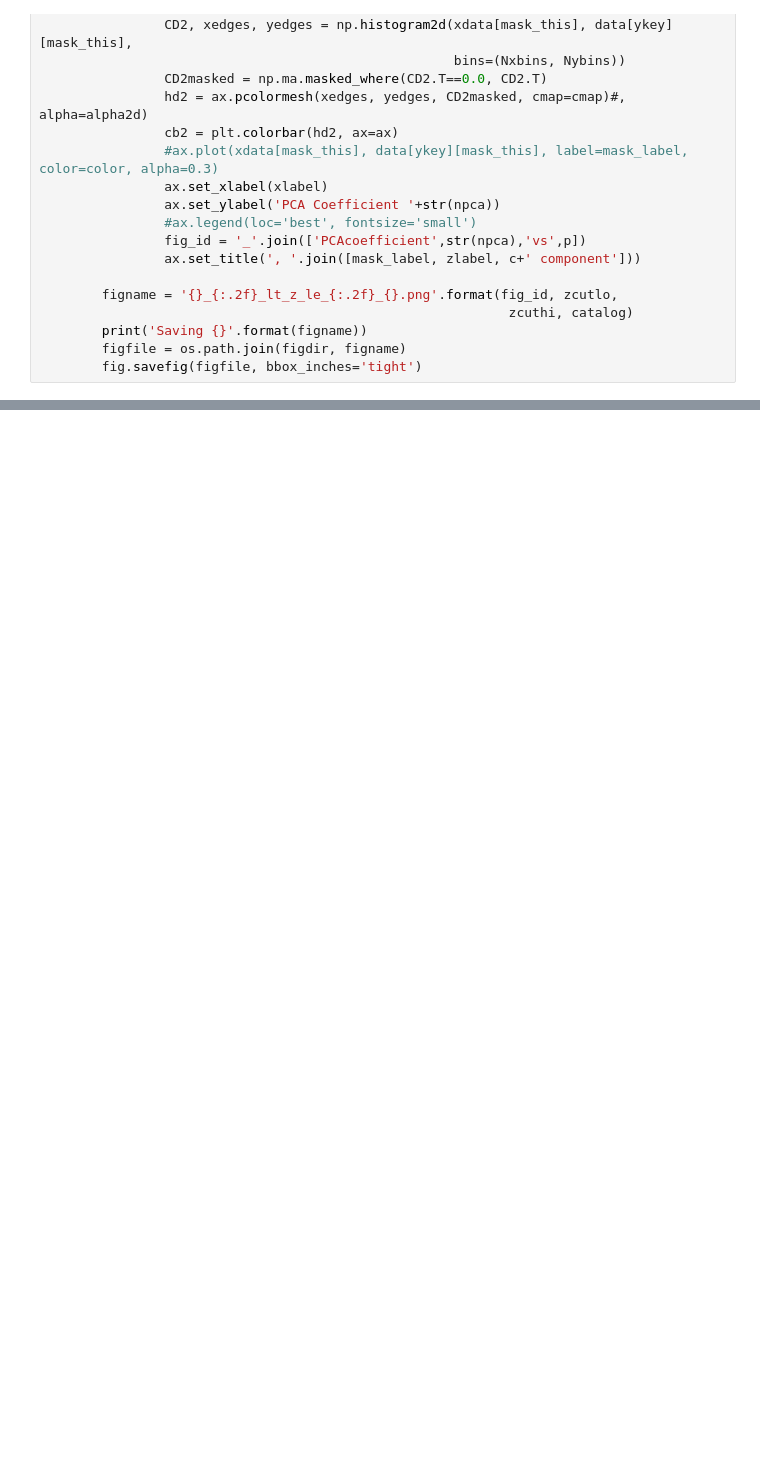
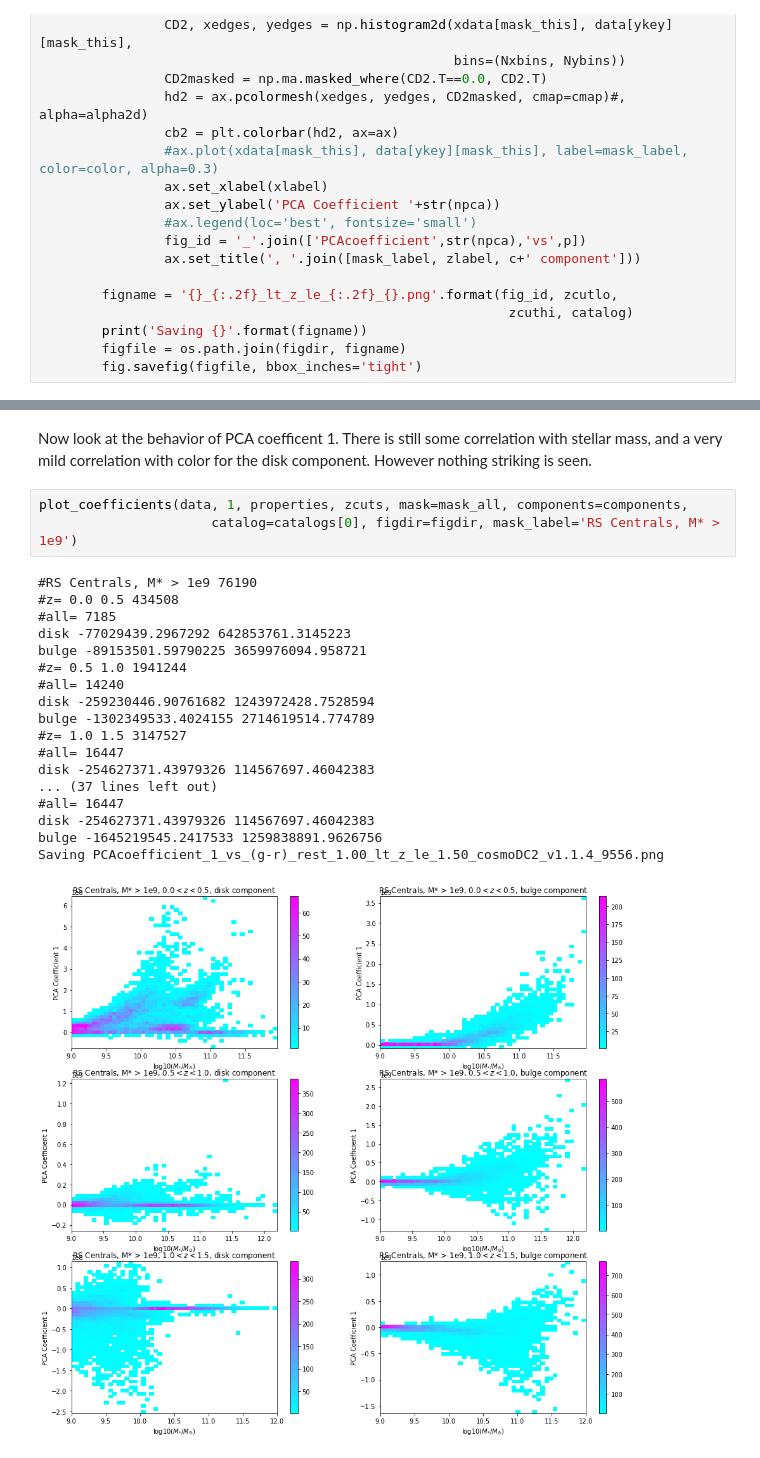
Before and after one commit to evevkovacs/Notebooks, a Jupyter notebook: PCA_SEDs/SED_PCA.ipynb, the cells around one changed output, grey strips where cells are left out. Drawn from its saved outputs; the diff is of its cells as text; blank space fills up the shorter version.

```diff
--- a/PCA_SEDs/SED_PCA.ipynb
+++ b/PCA_SEDs/SED_PCA.ipynb
@@ -391,0 +394,24 @@ Saving PCAcoefficient_0_vs_(g-r)_rest_1.00_lt_z_le_1.50_cosmoDC2_v1.1.4_9556.png
+# %% [markdown]
+Now look at the behavior of PCA coefficent 1. There is still some correlation with stellar mass, and a very mild correlation with color for the disk component. However nothing striking is seen.
+# %%
+plot_coefficients(data, 1, properties, zcuts, mask=mask_all, components=components,
+                      catalog=catalogs[0], figdir=figdir, mask_label='RS Centrals, M* > 1e9')
+# %% [output]
+#RS Centrals, M* > 1e9 76190
+#z= 0.0 0.5 434508
+#all= 7185
+disk -77029439.2967292 642853761.3145223
+bulge -89153501.59790225 3659976094.958721
+#z= 0.5 1.0 1941244
+#all= 14240
+disk -259230446.90761682 1243972428.7528594
+bulge -1302349533.4024155 2714619514.774789
+#z= 1.0 1.5 3147527
+#all= 16447
+disk -254627371.43979326 114567697.46042383
+... (37 lines left out)
+#all= 16447
+disk -254627371.43979326 114567697.46042383
+bulge -1645219545.2417533 1259838891.9626756
+Saving PCAcoefficient_1_vs_(g-r)_rest_1.00_lt_z_le_1.50_cosmoDC2_v1.1.4_9556.png
+[figure, added]
```
Also changed, not shown: parts of 18 cells of this notebook, 3 other files.
